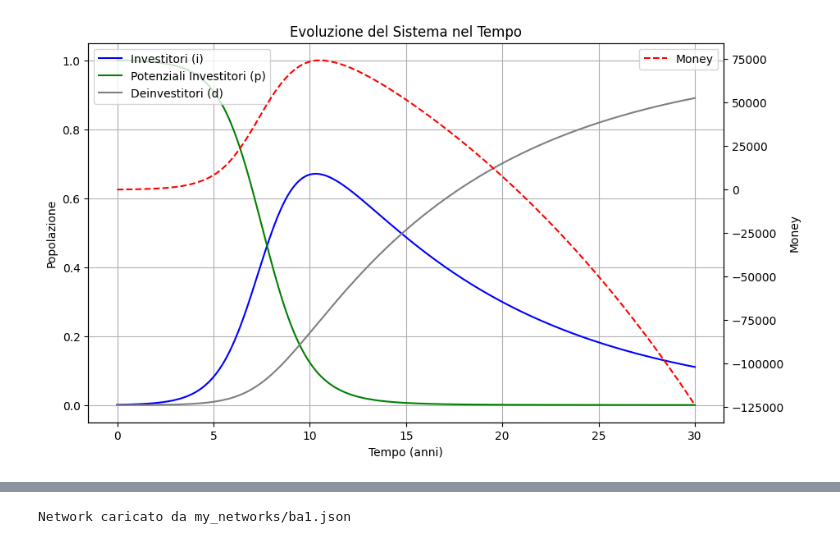
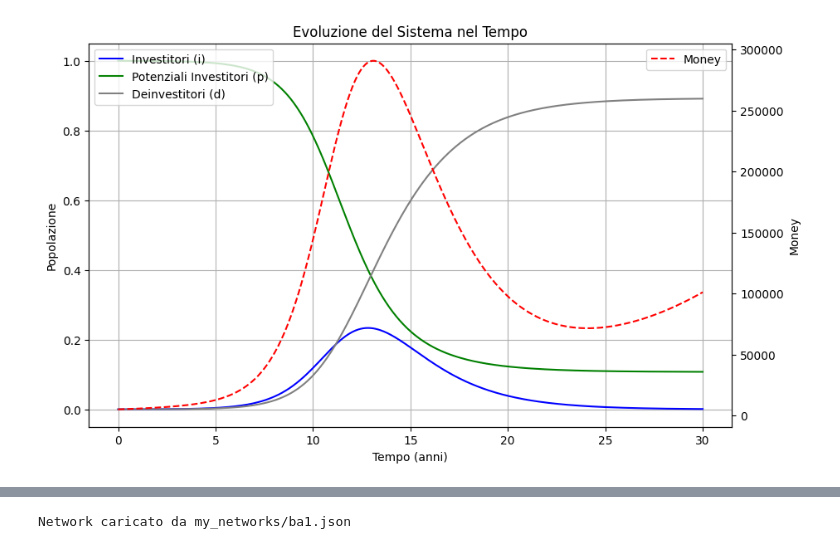
Before and after one commit to NexganGH/Ponzi-Scheme, a Jupyter notebook: pde_calculator.ipynb, the cells around one changed output, grey strips where cells are left out. Drawn from its saved outputs; the diff is of its cells as text; code cells hidden in the pictures.

```diff
--- a/pde_calculator.ipynb
+++ b/pde_calculator.ipynb
@@ -12,14 +13,13 @@ import networks.network  # Ensure the submodule is directly importable
 
 import importlib
 # %%
-importlib.reload(differential_equations)
+importlib.reload(differential_equations_2)
 
-eq = DifferentialEquations(
-    N=1000, M=100, lambda_= lambda t: 0.2, avg_k=5, mu = lambda t: 0.1, rr= lambda t: 0.05, rp=lambda t: 0.1,
+eq = DifferentialEquations2(
+    N=10000, M=100, lambda_= lambda t: 0.25, avg_k=5, mu = lambda t: 0.5, rr= lambda t: 0.1, rp=lambda t: 0.1, ponzi_capital=5000
 )
 
 eq.solve_densities(0, 30, 1000)
-eq.solve_money()
 eq.graph('asd')
 # %% [output]
-[figure, old version]
+[figure, new version]
```
Also changed, not shown: parts of 2 cells of this notebook, 12 other files.
